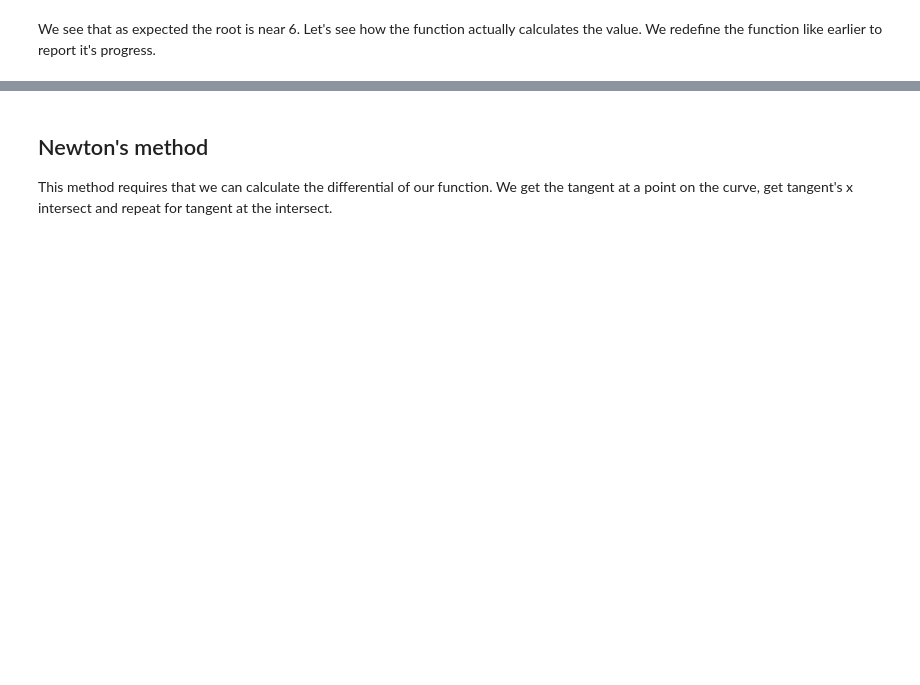
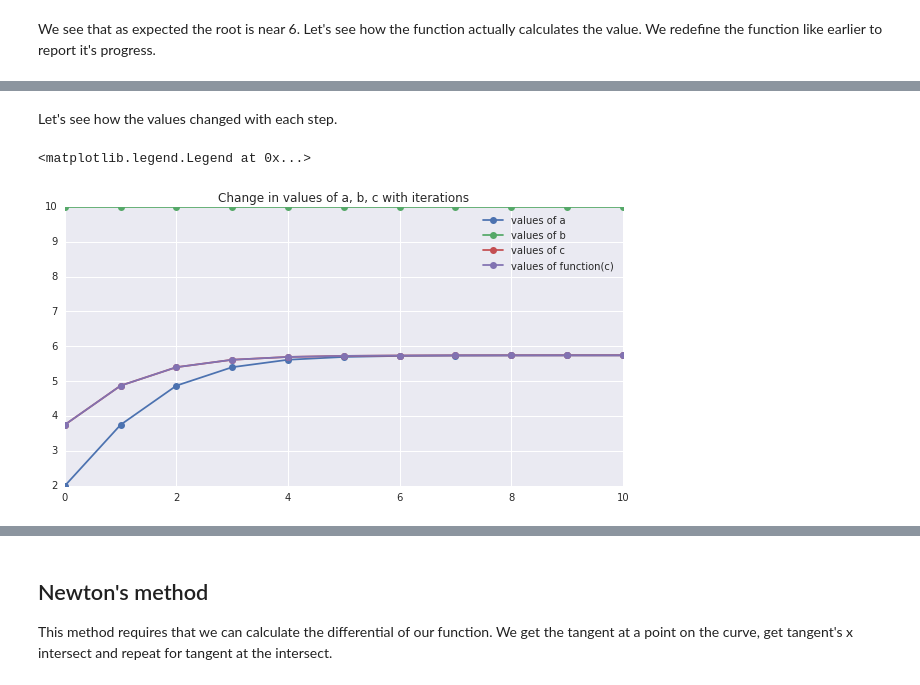
Before and after one commit to theSage21/notebooks, a Jupyter notebook: books/assignments/finding_roots.ipynb, the cells around one changed output, grey strips where cells are left out. Drawn from its saved outputs; the diff is of its cells as text; code cells hidden in the pictures; blank space fills up the shorter version.

```diff
--- a/books/assignments/finding_roots.ipynb
+++ b/books/assignments/finding_roots.ipynb
@@ -154,0 +155,17 @@ print('{} steps taken to calculate results'.format(len(report)))
+# %% [markdown]
+Let's see how the values changed with each step.
+# %%
+rep = np.array(report)
+a, b, c, fc = rep[:,0], rep[:,1], rep[:,2], rep[:,3]
+
+plt.figure(figsize=(10, 5))
+plt.plot(range(len(a)), a, '-o', label='values of a')
+plt.plot(range(len(b)), b, '-o', label='values of b')
+plt.plot(range(len(c)), c, '-o', label='values of c')
+plt.plot(range(len(fc)), c, '-o', label='values of function(c)')
+
+plt.title('Change in values of a, b, c with iterations')
+plt.legend()
+# %% [output]
+<matplotlib.legend.Legend at 0x...>
+[figure, added]
```
Also changed, not shown: parts of 11 cells of this notebook, 5 other files.
